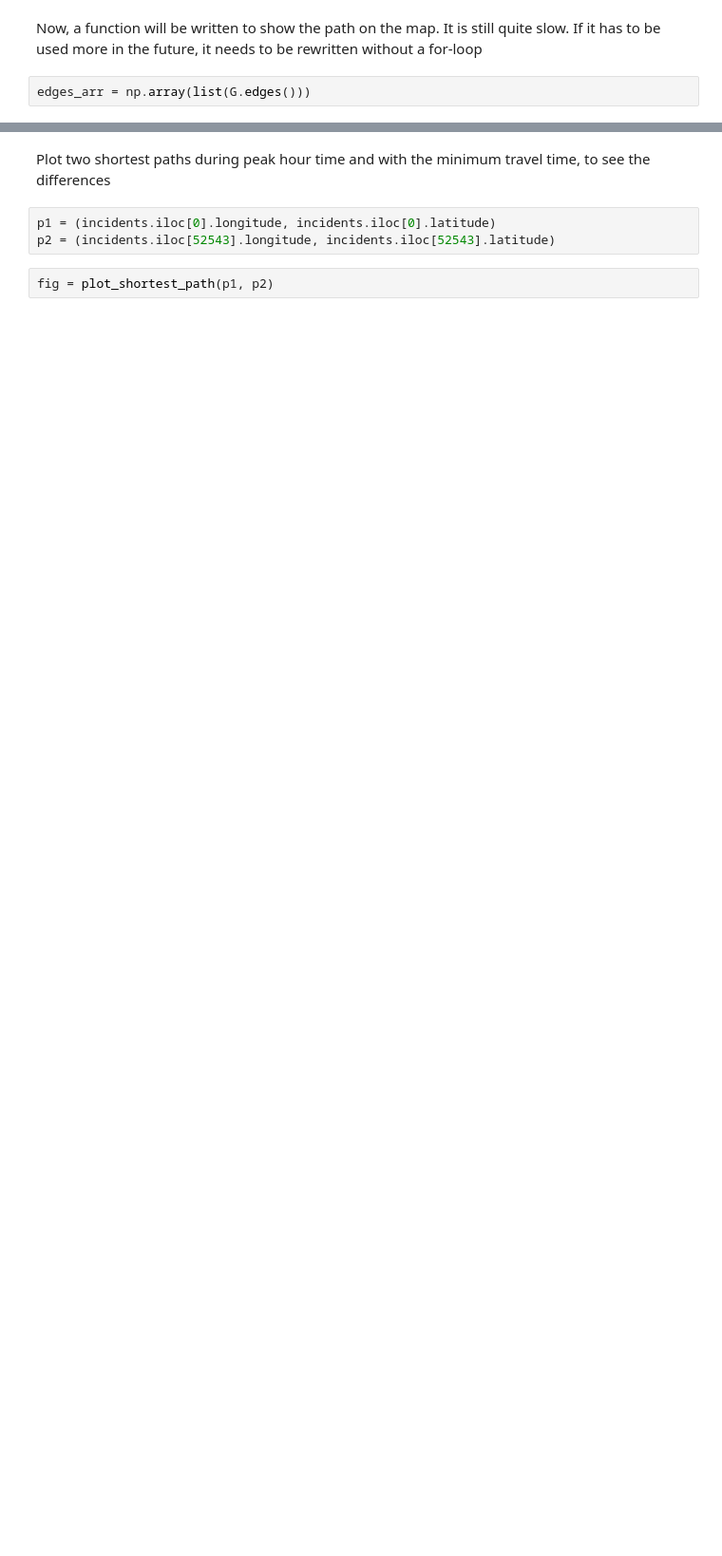
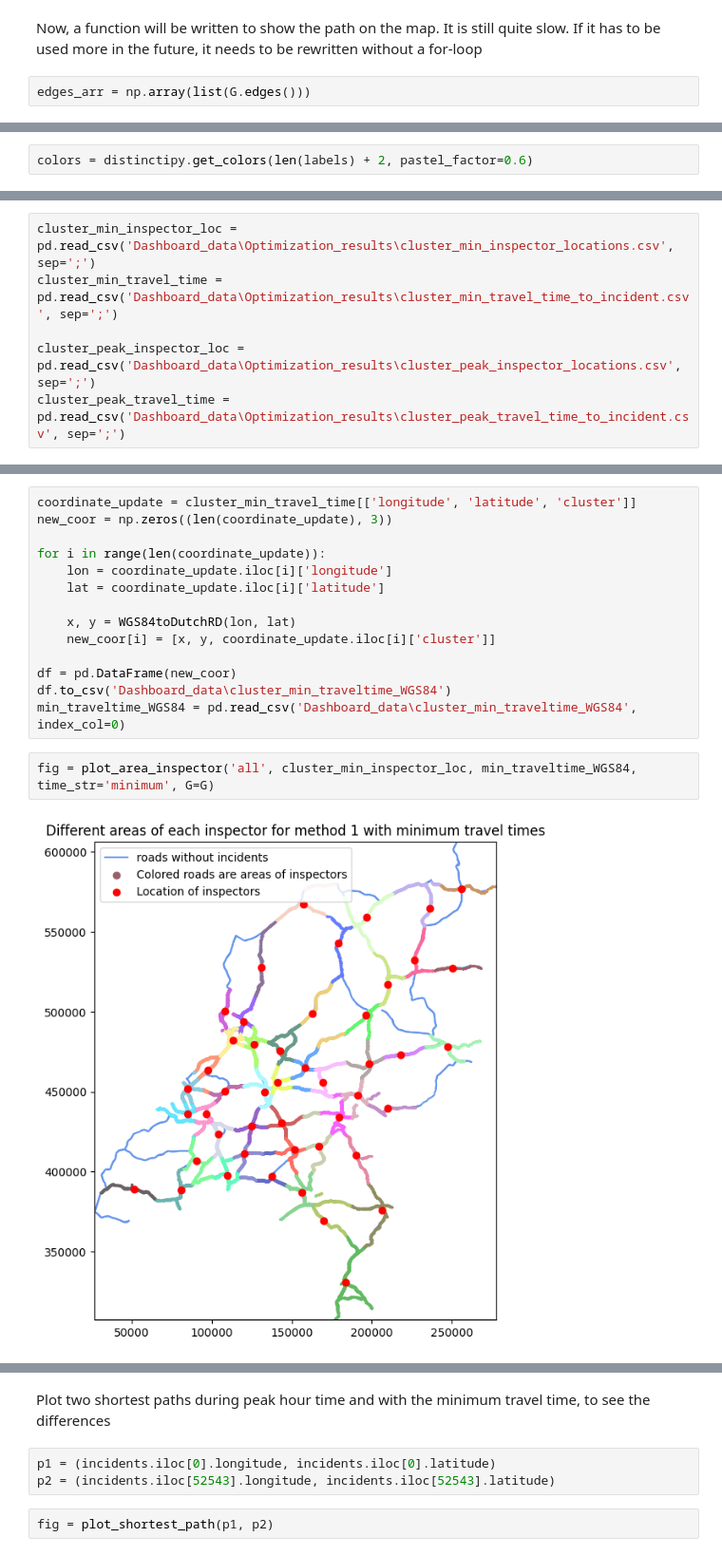
Before and after one commit to janinetimmerman8/RWS-group3, a Jupyter notebook: travel_time_func.ipynb, the cells around one changed output, grey strips where cells are left out. Shown at 95% size. Saved outputs shown, nothing was run; the diff lists cells and outputs as text; blank space fills up the shorter version.

Commit message:
Update dashboard

```diff
--- a/travel_time_func.ipynb
+++ b/travel_time_func.ipynb
@@ -161,2 +187,4 @@ def plot_shortest_path(p1, p2, time_str='minimum'):
 
     return fig
+# %%
+colors = distinctipy.get_colors(len(labels) + 2, pastel_factor=0.6)
@@ -162,0 +239,6 @@ def plot_shortest_path(p1, p2, time_str='minimum'):
+# %%
+cluster_min_inspector_loc = pd.read_csv('Dashboard_data\Optimization_results\cluster_min_inspector_locations.csv', sep=';')
+cluster_min_travel_time = pd.read_csv('Dashboard_data\Optimization_results\cluster_min_travel_time_to_incident.csv', sep=';')
+
+cluster_peak_inspector_loc = pd.read_csv('Dashboard_data\Optimization_results\cluster_peak_inspector_locations.csv', sep=';')
+cluster_peak_travel_time = pd.read_csv('Dashboard_data\Optimization_results\cluster_peak_travel_time_to_incident.csv', sep=';')
@@ -162,0 +247,18 @@ def plot_shortest_path(p1, p2, time_str='minimum'):
+# %%
+coordinate_update = cluster_min_travel_time[['longitude', 'latitude', 'cluster']]
+new_coor = np.zeros((len(coordinate_update), 3))
+
+for i in range(len(coordinate_update)):
+    lon = coordinate_update.iloc[i]['longitude']
+    lat = coordinate_update.iloc[i]['latitude']
+
+    x, y = WGS84toDutchRD(lon, lat)
+    new_coor[i] = [x, y, coordinate_update.iloc[i]['cluster']]
+
+df = pd.DataFrame(new_coor)
+df.to_csv('Dashboard_data\cluster_min_traveltime_WGS84')
+min_traveltime_WGS84 = pd.read_csv('Dashboard_data\cluster_min_traveltime_WGS84', index_col=0)
+# %%
+fig = plot_area_inspector('all', cluster_min_inspector_loc, min_traveltime_WGS84, time_str='minimum', G=G)
+# %% [output]
+[figure, added]
```
Also changed, not shown: parts of 8 cells of this notebook, 29 other files.
